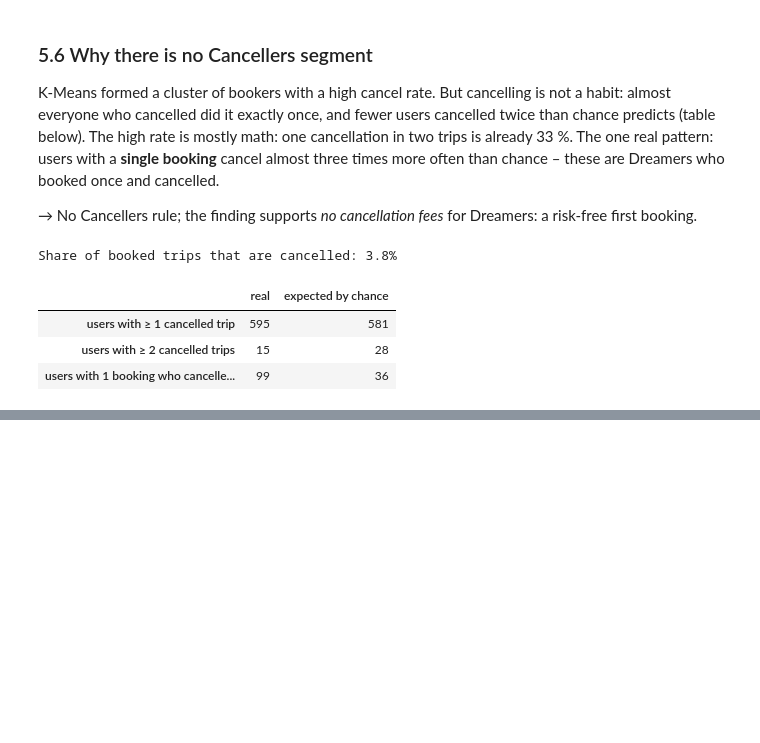
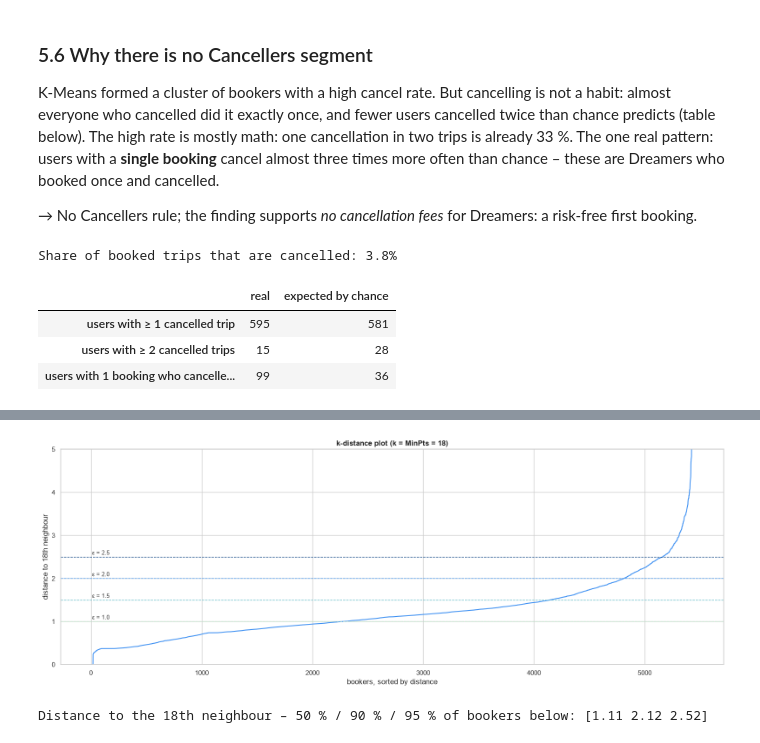
Before and after one commit to jtong28/TravelTide, a Jupyter notebook: notebooks/03_Segments_Models.ipynb, the cells around one changed output, grey strips where cells are left out. Cells and saved outputs as stored; diff of their text form; code cells hidden in the pictures; blank space fills up the shorter version.

```diff
--- a/notebooks/03_Segments_Models.ipynb
+++ b/notebooks/03_Segments_Models.ipynb
@@ -680,0 +713,18 @@ Share of booked trips that are cancelled: 3.8%
+# %%
+MIN_PTS = 2 * X_scaled.shape[1]                                  # brief's rule: 2 × number of features = 18
+nn = NearestNeighbors(n_neighbors=MIN_PTS).fit(X_scaled)
+k_dist = np.sort(nn.kneighbors(X_scaled)[0][:, -1])              # distance to the 18th neighbour, sorted
+
+fig, ax = plt.subplots(figsize=(16, 6))
+ax.plot(k_dist, color=PALETTE[0])
+for eps, shade in zip([1.0, 1.5, 2.0, 2.5], theme_shades(4)):    # candidate ε values tested in 6.2
+    ax.axhline(eps, color=shade, ls="--", lw=1)
+    ax.text(10, eps + 0.05, f"ε = {eps}", fontsize=9)
+ax.set_title(f"k-distance plot (k = MinPts = {MIN_PTS})", fontweight="bold")
+ax.set_xlabel("bookers, sorted by distance"); ax.set_ylabel(f"distance to {MIN_PTS}th neighbour")
+ax.set_ylim(0, 5)                                                   # zoom in on the bend (a few extreme users go up to ~11)
+plt.tight_layout(); plt.show()
+print("Distance to the 18th neighbour – 50 % / 90 % / 95 % of bookers below:", np.quantile(k_dist, [0.5, 0.9, 0.95]).round(2))
+# %% [output]
+[figure, added]
+Distance to the 18th neighbour – 50 % / 90 % / 95 % of bookers below: [1.11 2.12 2.52]
```
Also changed, not shown: parts of 26 cells of this notebook, 7 other files.
